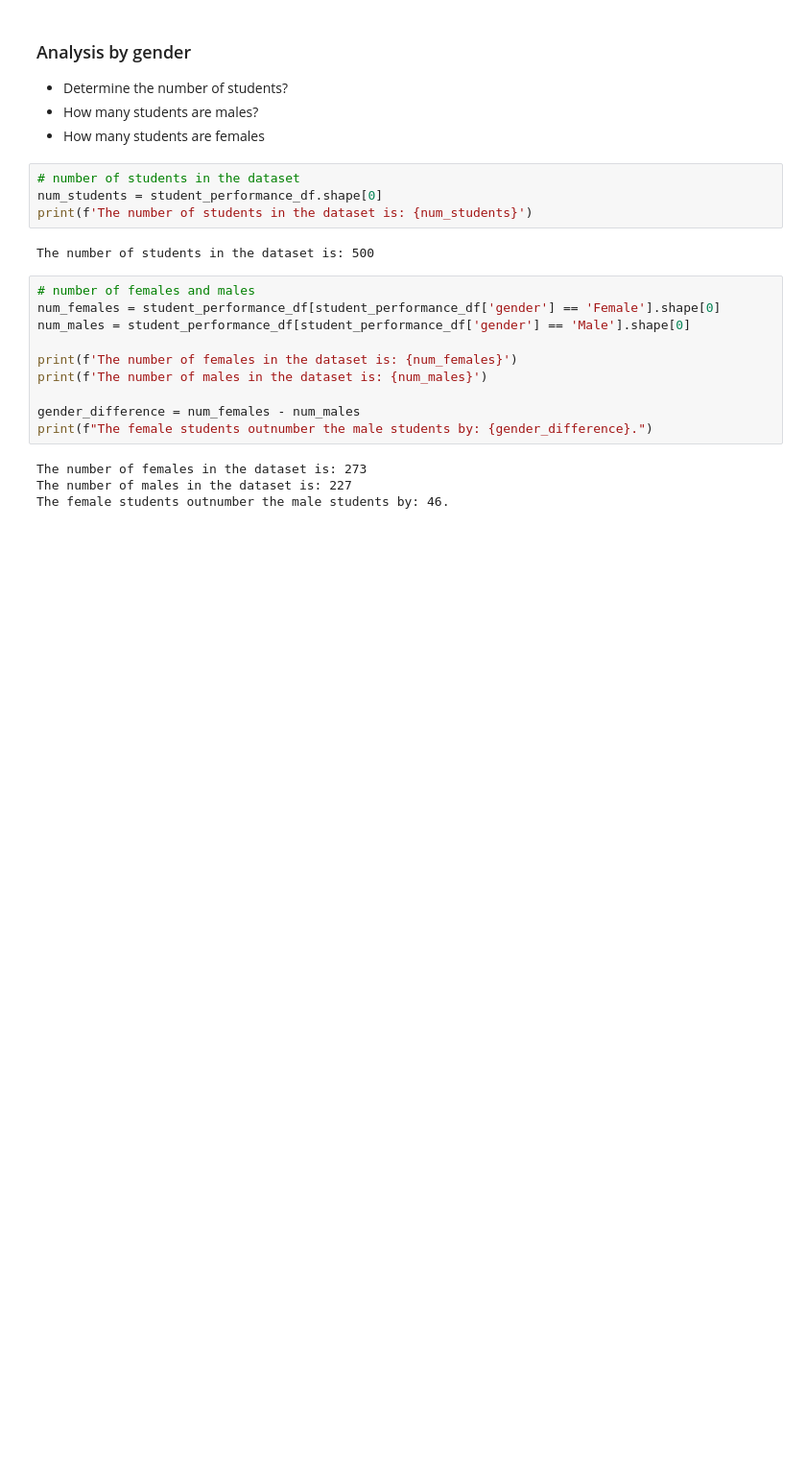
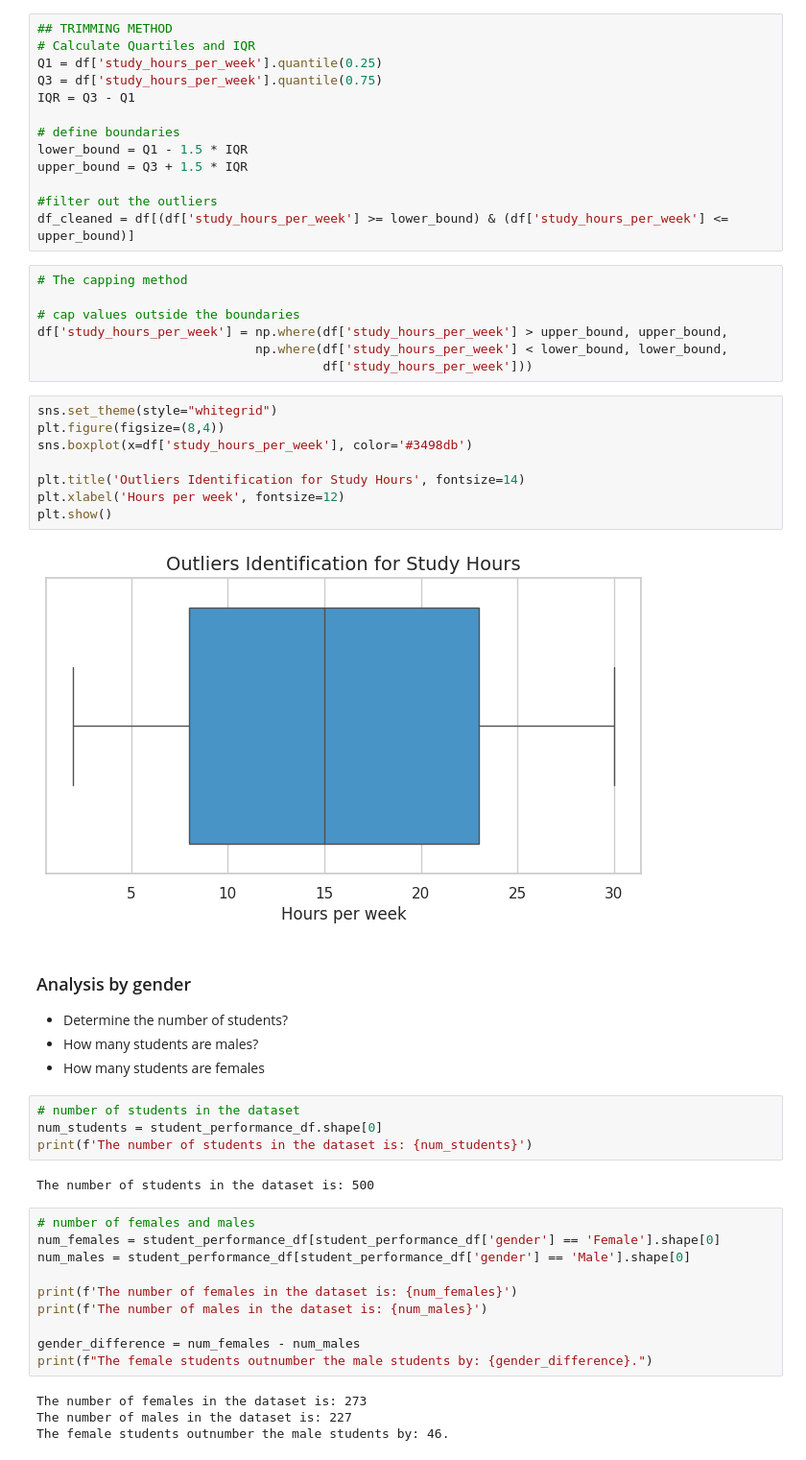
Before and after one commit to raymakoko/Student_Performance_Analyzer, a Jupyter notebook: notebooks/cleaningdata.ipynb, the cells around one changed output. Shown at 96% size. Cells and saved outputs as stored; diff of their text form; blank space fills up the shorter version.

```diff
--- a/notebooks/cleaningdata.ipynb
+++ b/notebooks/cleaningdata.ipynb
@@ -97,3 +126,33 @@ student_performance_df.head(10)
+# %%
+## TRIMMING METHOD
+# Calculate Quartiles and IQR
+Q1 = df['study_hours_per_week'].quantile(0.25)
+Q3 = df['study_hours_per_week'].quantile(0.75)
+IQR = Q3 - Q1
+
+# define boundaries
+lower_bound = Q1 - 1.5 * IQR
+upper_bound = Q3 + 1.5 * IQR
+
+#filter out the outliers
+df_cleaned = df[(df['study_hours_per_week'] >= lower_bound) & (df['study_hours_per_week'] <= upper_bound)]
+# %%
+# The capping method
+
+# cap values outside the boundaries
+df['study_hours_per_week'] = np.where(df['study_hours_per_week'] > upper_bound, upper_bound,
+                             np.where(df['study_hours_per_week'] < lower_bound, lower_bound,
+                                      df['study_hours_per_week']))
+# %%
+sns.set_theme(style="whitegrid")
+plt.figure(figsize=(8,4))
+sns.boxplot(x=df['study_hours_per_week'], color='#3498db')
+
+plt.title('Outliers Identification for Study Hours', fontsize=14)
+plt.xlabel('Hours per week', fontsize=12)
+plt.show()
+# %% [output]
+[figure, added]
 # %% [markdown]
 ### Analysis by gender
 - Determine the number of students?
```
Also changed, not shown: parts of 17 cells of this notebook.
